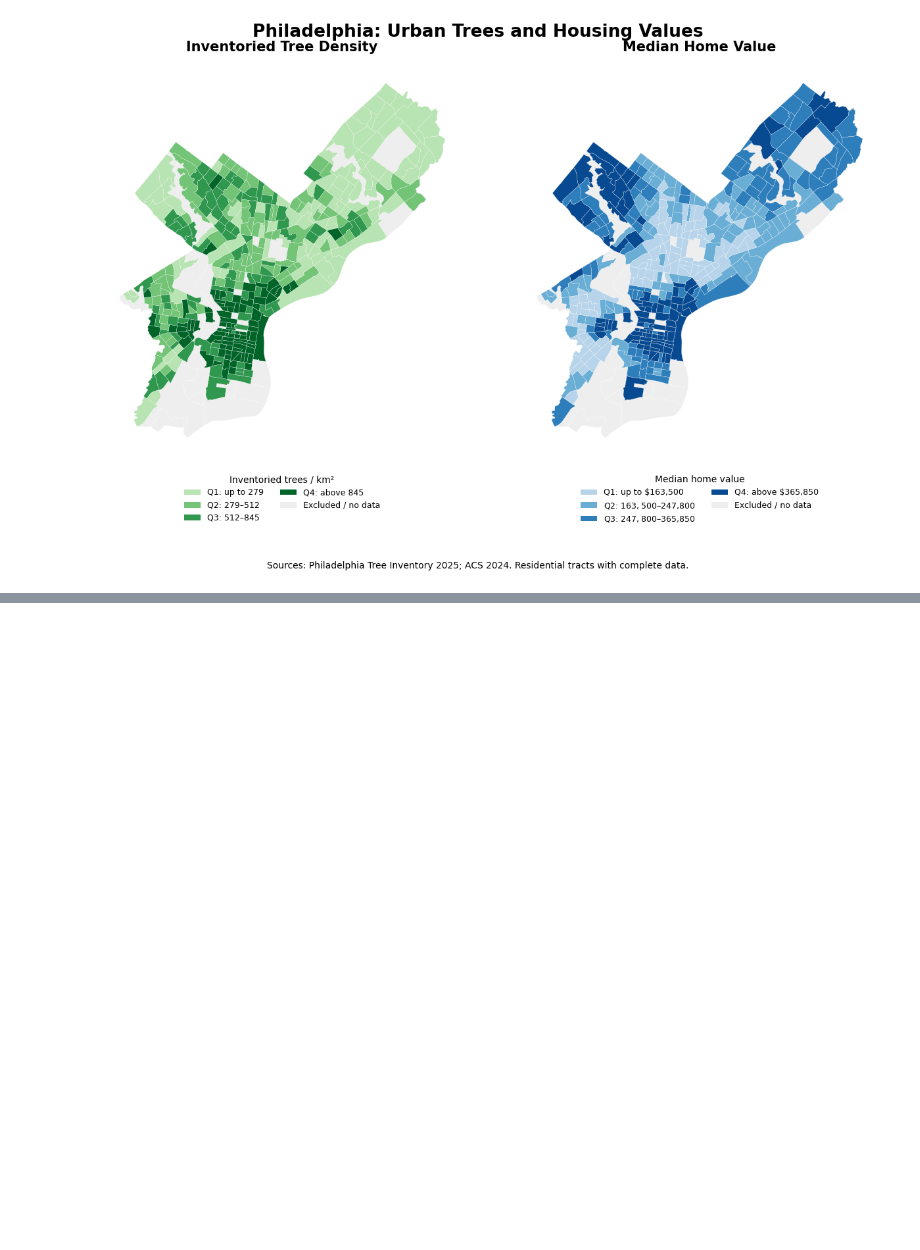
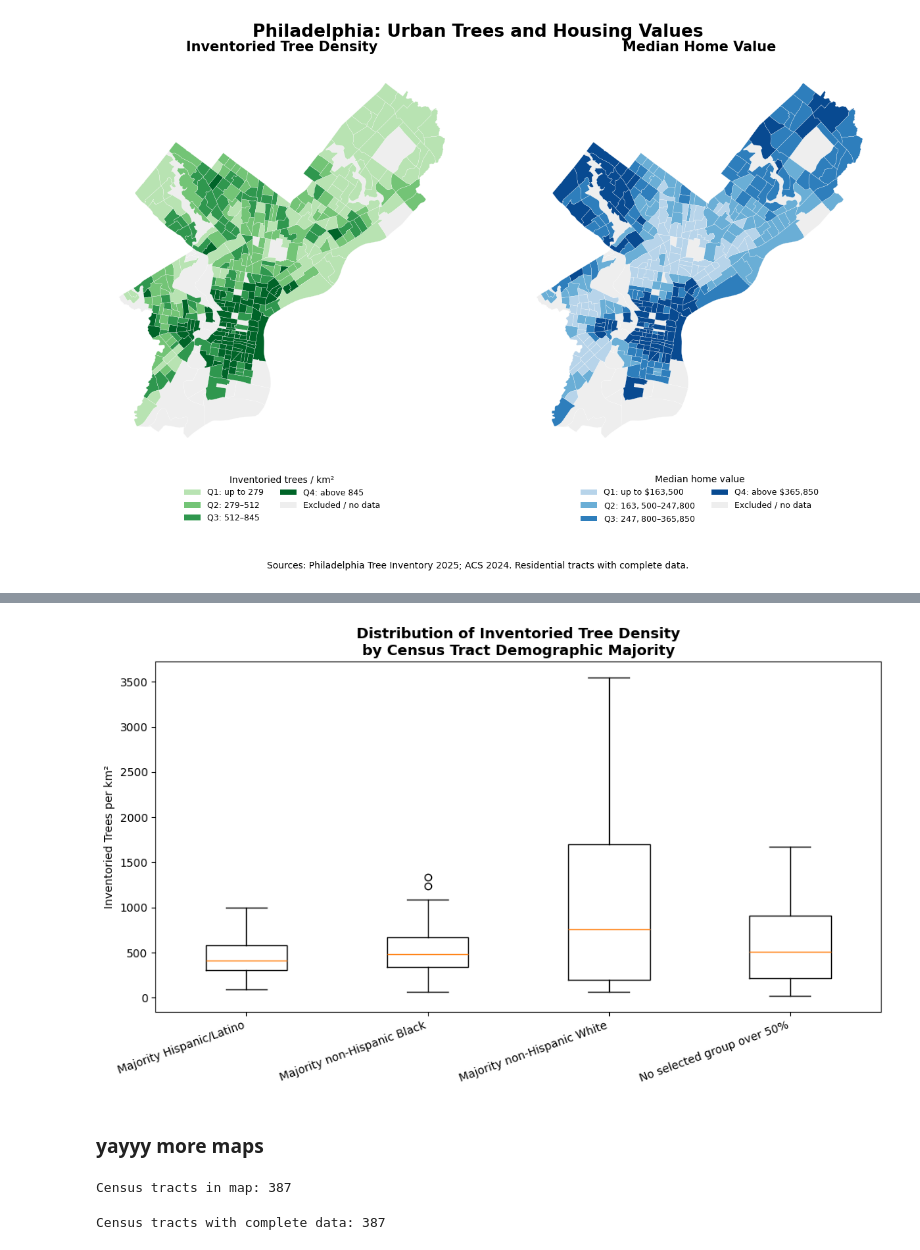
Before and after one commit to Ben-069/DataManPy, a Jupyter notebook: PS1.ipynb, the cells around one changed output, grey strips where cells are left out. Cells and saved outputs as stored; diff of their text form; code cells hidden in the pictures; blank space fills up the shorter version.

```diff
--- a/PS1.ipynb
+++ b/PS1.ipynb
@@ -1054,0 +1352,18 @@ For this piece of my project I am plannig using data from https://www.latinobaro
+# %%
+# MAYBE A FANCIER BOXPLOT:TREE DENSITY BY DEMOGRAPHIC MAJORITY
+
+groups = ["Majority Hispanic/Latino","Majority non-Hispanic Black","Majority non-Hispanic White","No selected group over 50%"]
+box_data = [ps2_data.loc[ps2_data["demographic_majority"] == group,"trees_per_km2"].dropna()
+for group in groups]
+fig, ax = plt.subplots(figsize=(10, 6))
+ax.boxplot(box_data,tick_labels=groups,showfliers=True)
+ax.set_title("Distribution of Inventoried Tree Density\nby Census Tract Demographic Majority",fontsize=13,fontweight="bold")
+ax.set_ylabel("Inventoried Trees per km²")
+ax.set_xlabel("")
+plt.xticks(rotation=20,ha="right")
+plt.tight_layout()
+plt.show()
+# %% [output]
+[figure, added]
+# %% [markdown]
+### yayyy more maps
@@ -1054,0 +1393,17 @@ For this piece of my project I am plannig using data from https://www.latinobaro
+# %%
+# Merge socioeconomic/tree data with census tract geometry
+map_combo = tracts[["GEOID", "geometry"]
+].merge(
+    map_variables,
+    on="GEOID",
+    how="inner",
+    validate="one_to_one")
+print("Census tracts in map:", len(map_combo))
+# %% [output]
+Census tracts in map: 387
+# %%
+# I also removed thoses cases without required data
+map_combo = map_combo.dropna(subset=["trees_per_km2","pct_hispanic", "pct_nonhisp_black", "pct_nonhisp_white"]).copy()
+print("Census tracts with complete data:", len(map_combo))
+# %% [output]
+Census tracts with complete data: 387
```
Also changed, not shown: parts of 33 cells of this notebook.
